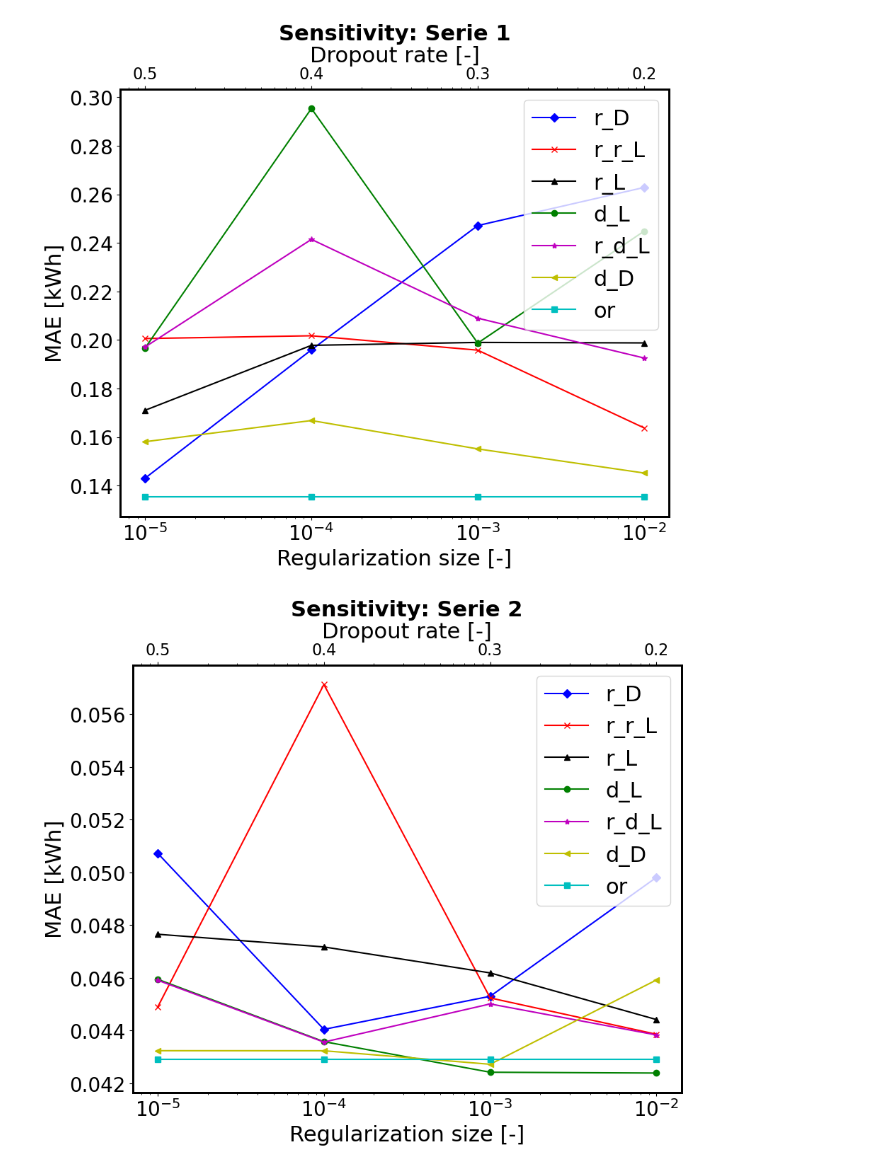
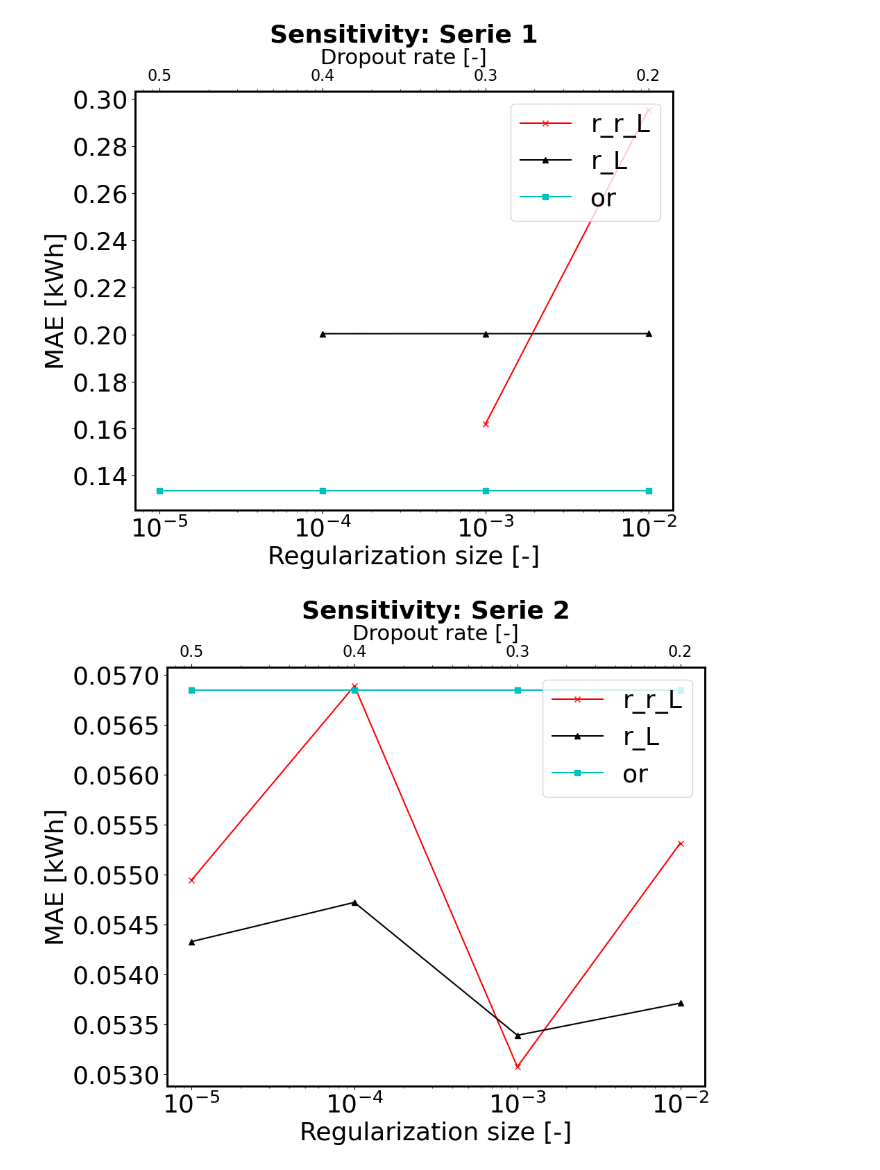
Before and after one commit to StijnStaring/TS_code, a Jupyter notebook: Forecasting/LSTM/Hypersearch/output_analyser2.ipynb, the cells around one changed output. Cells and saved outputs as stored; diff of their text form; code cells hidden in the pictures.

```diff
--- a/Forecasting/LSTM/Hypersearch/output_analyser2.ipynb
+++ b/Forecasting/LSTM/Hypersearch/output_analyser2.ipynb
@@ -72,17 +78,17 @@ collection_recurrent_regularizer_LSTM1 = []
 collection_recurrent_regularizer_LSTM2 = []
 collection_recurrent_regularizer_LSTM3= []
 for i in np.arange(1,5):
-    collection_recurrent_regularizer_LSTM1.append(np.mean(get_all_error_values([i], "MAE", error_0x78a)))
-    collection_recurrent_regularizer_LSTM2.append(np.mean(get_all_error_values([i], "MAE", error_0x1e84)))
-    collection_recurrent_regularizer_LSTM3.append(np.mean(get_all_error_values([i], "MAE", error_0xc3b)))
+    collection_recurrent_regularizer_LSTM1.append(np.mean(remove_nan_values(get_all_error_values([i], "MAE", error_0x78a))))
+    collection_recurrent_regularizer_LSTM2.append(np.mean(remove_nan_values(get_all_error_values([i], "MAE", error_0x1e84))))
+    collection_recurrent_regularizer_LSTM3.append(np.mean(remove_nan_values(get_all_error_values([i], "MAE", error_0xc3b))))
 # %%
 collection_kernel_regularizer_LSTM1 = []
 collection_kernel_regularizer_LSTM2 = []
 collection_kernel_regularizer_LSTM3= []
 for i in np.arange(1,5):
-    collection_kernel_regularizer_LSTM1.append(np.mean(get_all_error_values([i], "MAE", error_0x78a)))
-    collection_kernel_regularizer_LSTM2.append(np.mean(get_all_error_values([i], "MAE", error_0x1e84)))
-    collection_kernel_regularizer_LSTM3.append(np.mean(get_all_error_values([i], "MAE", error_0xc3b)))
+    collection_kernel_regularizer_LSTM1.append(np.mean(remove_nan_values(get_all_error_values([i], "MAE", error_0x78a))))
+    collection_kernel_regularizer_LSTM2.append(np.mean(remove_nan_values(get_all_error_values([i], "MAE", error_0x1e84))))
+    collection_kernel_regularizer_LSTM3.append(np.mean(remove_nan_values(get_all_error_values([i], "MAE", error_0xc3b))))
 # %%
 collection_dropout_LSTM1 = []
 collection_dropout_LSTM2 = []
@@ -109,15 +115,17 @@ for i in np.arange(1,5):
     collection_dropout_DENSE3.append(np.mean(get_all_error_values([i], "MAE", error_0xc3b)))
 # %%
 from forecasting_functions import *
-x_axis = [10**-2,10**-3,10**-4,10**-5]
+x_axis = np.array([10**-2,10**-3,10**-4,10**-5])
 axis1 = figure_layout(titel= "Sensitivity: Serie 1", ylabel= "MAE [kWh]", xlabel= "Regularization size [-]")
 
-axis1.semilogx(x_axis,collection_kernel_regularizer_DENSE1,marker= "D",color= "b",label= "r_D")
-axis1.semilogx(x_axis,collection_recurrent_regularizer_LSTM1,marker= "x",color= "r",label= "r_r_L")
-axis1.semilogx(x_axis,collection_kernel_regularizer_LSTM1,marker= "^",color= "k", label = "r_L")
-axis1.semilogx(x_axis,collection_dropout_LSTM1,marker= "o",color= "g", label = "d_L")
-axis1.semilogx(x_axis,collection_recurrent_dropout_LSTM1,marker= "*",color= "m", label = "r_d_L")
-axis1.semilogx(x_axis,collection_dropout_DENSE1,marker= "<",color= "y", label = "d_D")
+# axis1.semilogx(x_axis,collection_kernel_regularizer_DENSE1,marker= "D",color= "b",label= "r_D")
+output1, output2 = remove_corresponding_values_nan(x_axis, np.array(collection_recurrent_regularizer_LSTM1))
+axis1.semilogx(output1, output2, marker= "x",color= "r",label= "r_r_L")
+output1, output2 = remove_corresponding_values_nan(x_axis, np.array(collection_kernel_regularizer_LSTM1))
+axis1.semilogx(output1, output2, marker= "^",color= "k", label = "r_L")
+# axis1.semilogx(x_axis,collection_dropout_LSTM1,marker= "o",color= "g", label = "d_L")
+# axis1.semilogx(x_axis,collection_recurrent_dropout_LSTM1,marker= "*",color= "m", label = "r_d_L")
+# axis1.semilogx(x_axis,collection_dropout_DENSE1,marker= "<",color= "y", label = "d_D")
 axis1.semilogx(x_axis,[best_performing_original[0], best_performing_original[0],best_performing_original[0],best_performing_original[0]],marker= "s",color= "c", label = "or")
 axis1.legend(loc="upper right")
 axis1b = axis1.twiny()
@@ -129,44 +137,48 @@ axis1b.set_xlabel("Dropout rate [-]", fontsize= 22)
 fname = "outputs/serie1_model"+str(number)+".png"
 plt.savefig(fname, dpi=300, facecolor='w', edgecolor='w', orientation='portrait', format=None,
            transparent=False, bbox_inches='tight', pad_inches=0.1, metadata=None)
 
 axis2 = figure_layout(titel= "Sensitivity: Serie 2", ylabel= "MAE [kWh]", xlabel= "Regularization size [-]")
-axis2.semilogx(x_axis,collection_kernel_regularizer_DENSE2,marker= "D",color= "b",label= "r_D")
-axis2.semilogx(x_axis,collection_recurrent_regularizer_LSTM2,marker= "x",color= "r",label= "r_r_L")
-axis2.semilogx(x_axis,collection_kernel_regularizer_LSTM2,marker= "^",color= "k", label = "r_L")
-axis2.semilogx(x_axis,collection_dropout_LSTM2,marker= "o",color= "g", label = "d_L")
-axis2.semilogx(x_axis,collection_recurrent_dropout_LSTM2,marker= "*",color= "m", label = "r_d_L")
-axis2.semilogx(x_axis,collection_dropout_DENSE2,marker= "<",color= "y", label = "d_D")
+# axis2.semilogx(x_axis,collection_kernel_regularizer_DENSE2,marker= "D",color= "b",label= "r_D")
+output1, output2 = remove_corresponding_values_nan(x_axis, np.array(collection_recurrent_regularizer_LSTM2))
+axis2.semilogx(output1, output2, marker= "x",color= "r",label= "r_r_L")
+output1, output2 = remove_corresponding_values_nan(x_axis, np.array(collection_kernel_regularizer_LSTM2))
+axis2.semilogx(output1, output2, marker= "^",color= "k", label = "r_L")
+# axis2.semilogx(x_axis,collection_dropout_LSTM2,marker= "o",color= "g", label = "d_L")
+# axis2.semilogx(x_axis,collection_recurrent_dropout_LSTM2,marker= "*",color= "m", label = "r_d_L")
+# axis2.semilogx(x_axis,collection_dropout_DENSE2,marker= "<",color= "y", label = "d_D")
 axis2.semilogx(x_axis,[best_performing_original[1], best_performing_original[1],best_performing_original[1],best_performing_original[1]],marker= "s",color= "c", label = "or")
 axis2.legend(loc="upper right")
 axis2b = axis2.twiny()
 axis2b.semilogx()
 axis2b.set_xlim(axis2.get_xlim())
 axis2b.set_xticks([10**-2,10**-3,10**-4,10**-5])
 axis2b.set_xticklabels(["0.2","0.3","0.4","0.5"])
 axis2b.set_xlabel("Dropout rate [-]", fontsize= 22)
 fname = "outputs/serie2_model"+str(number)+".png"
 plt.savefig(fname, dpi=300, facecolor='w', edgecolor='w', orientation='portrait', format=None,
            transparent=False, bbox_inches='tight', pad_inches=0.1, metadata=None)
 
 axis3 = figure_layout(titel= "Sensitivity: Serie 3", ylabel= "MAE [kWh]", xlabel= "Regularization size [-]")
-axis3.semilogx(x_axis,collection_kernel_regularizer_DENSE3,marker= "D",color= "b",label= "r_D")
-axis3.semilogx(x_axis,collection_recurrent_regularizer_LSTM3,marker= "x",color= "r",label= "r_r_L")
-axis3.semilogx(x_axis,collection_kernel_regularizer_LSTM3,marker= "^",color= "k", label = "r_L")
-axis3.semilogx(x_axis,collection_dropout_LSTM3,marker= "o",color= "g", label = "d_L")
-axis3.semilogx(x_axis,collection_recurrent_dropout_LSTM3,marker= "*",color= "m", label = "r_d_L")
-axis3.semilogx(x_axis,collection_dropout_DENSE3,marker= "<",color= "y", label = "d_D")
+# axis3.semilogx(x_axis,collection_kernel_regularizer_DENSE3,marker= "D",color= "b",label= "r_D")
+output1, output2 = remove_corresponding_values_nan(x_axis, np.array(collection_recurrent_regularizer_LSTM3))
+axis3.semilogx(output1, output2, marker= "x",color= "r",label= "r_r_L")
+output1, output2 = remove_corresponding_values_nan(x_axis, np.array(collection_kernel_regularizer_LSTM3))
+axis3.semilogx(output1, output2, marker= "^",color= "k", label = "r_L")
+# axis3.semilogx(x_axis,collection_dropout_LSTM3,marker= "o",color= "g", label = "d_L")
+# axis3.semilogx(x_axis,collection_recurrent_dropout_LSTM3,marker= "*",color= "m", label = "r_d_L")
+# axis3.semilogx(x_axis,collection_dropout_DENSE3,marker= "<",color= "y", label = "d_D")
 axis3.semilogx(x_axis,[best_performing_original[2], best_performing_original[2],best_performing_original[2],best_performing_original[2]],marker= "s",color= "c", label = "or")
 axis3.legend(loc="upper right")
 axis3b = axis3.twiny()
 axis3b.semilogx()
 axis3b.set_xlim(axis3.get_xlim())
 axis3b.set_xticks([10**-2,10**-3,10**-4,10**-5])
 axis3b.set_xticklabels(["0.2","0.3","0.4","0.5"])
 axis3b.set_xlabel("Dropout rate [-]", fontsize= 22)
 fname = "outputs/serie3_model"+str(number)+".png"
 plt.savefig(fname, dpi=300, facecolor='w', edgecolor='w', orientation='portrait', format=None,
            transparent=False, bbox_inches='tight', pad_inches=0.1, metadata=None)
 # %% [output]
-[figure, old version]
+[figure, new version]
-[figure, old version]
+[figure, new version]
```
Also changed, not shown: parts of 4 cells of this notebook, 4 other files.
